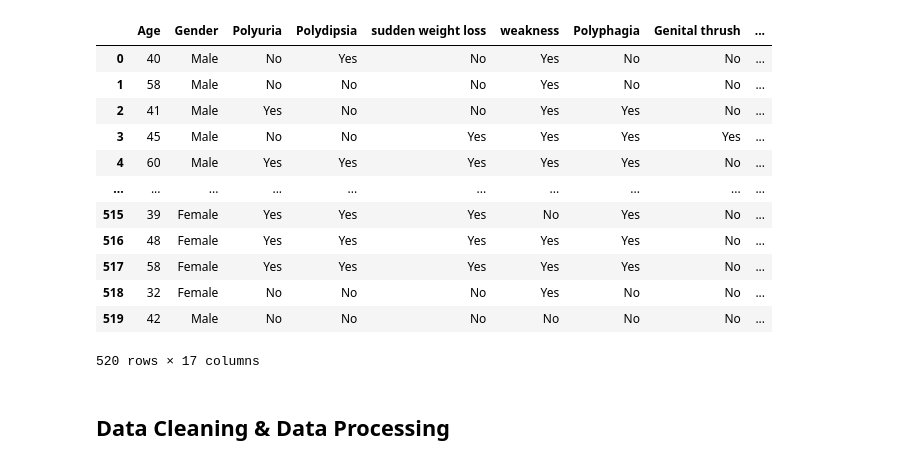
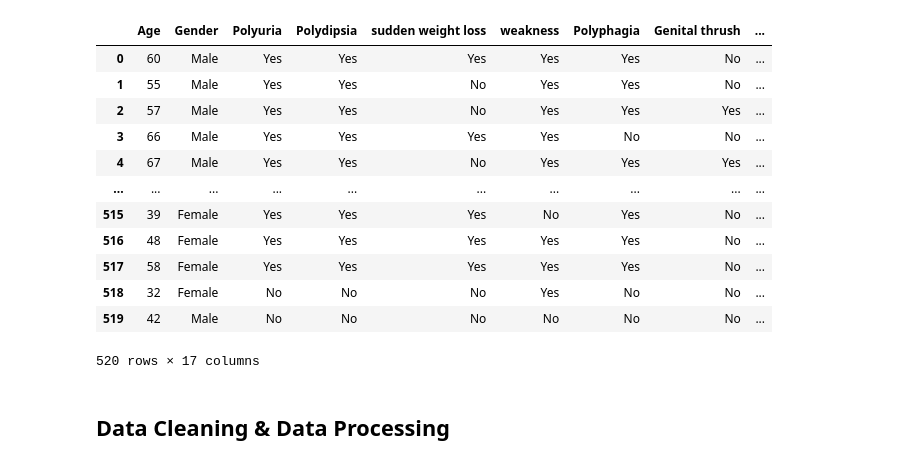
Before and after one commit to tenteniaa/prediksi-diabetes, a Jupyter notebook: model_LR.ipynb, the cells around one changed output. Cells and saved outputs as stored; diff of their text form; code cells hidden in the pictures.

```diff
--- a/model_LR.ipynb
+++ b/model_LR.ipynb
@@ -4,15 +4,15 @@ import numpy as np
 import pickle
 # %%
 # Reading dataset
-df = pd.read_csv("diabetes_early.csv")
+df = pd.read_csv("diabetes_early_stage.csv")
 df
 # %% [output]
 |  | Age | Gender | Polyuria | Polydipsia | sudden weight loss | weakness | Polyphagia | Genital thrush | ... |
-| 0 | 40 | Male | No | Yes | No | Yes | No | No | ... |
-| 1 | 58 | Male | No | No | No | Yes | No | No | ... |
-| 2 | 41 | Male | Yes | No | No | Yes | Yes | No | ... |
-| 3 | 45 | Male | No | No | Yes | Yes | Yes | Yes | ... |
-| 4 | 60 | Male | Yes | Yes | Yes | Yes | Yes | No | ... |
+| 0 | 60 | Male | Yes | Yes | Yes | Yes | Yes | No | ... |
+| 1 | 55 | Male | Yes | Yes | No | Yes | Yes | No | ... |
+| 2 | 57 | Male | Yes | Yes | No | Yes | Yes | Yes | ... |
+| 3 | 66 | Male | Yes | Yes | Yes | Yes | No | No | ... |
+| 4 | 67 | Male | Yes | Yes | No | Yes | Yes | Yes | ... |
 | ... | ... | ... | ... | ... | ... | ... | ... | ... | ... |
 | 515 | 39 | Female | Yes | Yes | Yes | No | Yes | No | ... |
 | 516 | 48 | Female | Yes | Yes | Yes | Yes | Yes | No | ... |
```
Also changed, not shown: parts of 8 cells of this notebook, 4 other files.
